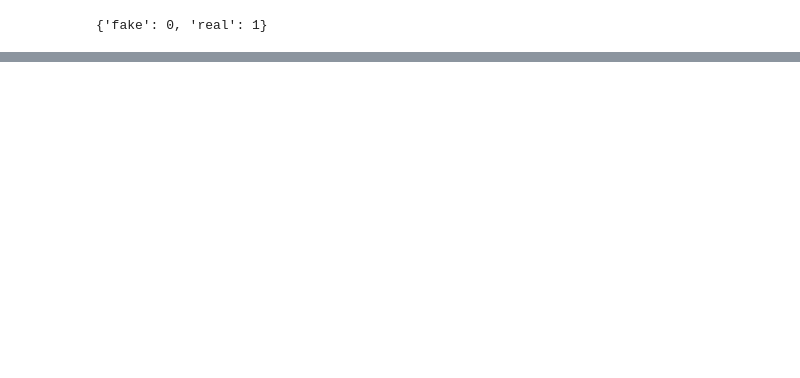
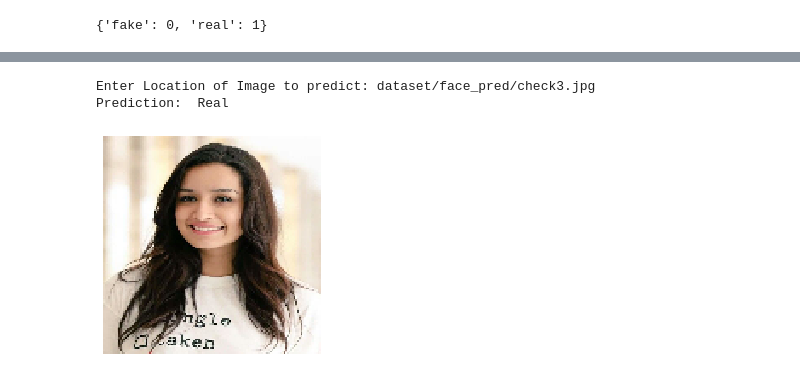
Before and after one commit to MORGUE28/FYP_Deepfake, a Jupyter notebook: model_temp/model.ipynb, the cells around one changed output, grey strips where cells are left out. Drawn from its saved outputs; the diff is of its cells as text; code cells hidden in the pictures; blank space fills up the shorter version.

```diff
--- a/model_temp/model.ipynb
+++ b/model_temp/model.ipynb
@@ -190,4 +206,8 @@ Prediction:  Fake
 # %%
-# img = input("Enter Location of Image to predict: ")
-# test_image_3 = ImagePrediction(img)
+img = input("Enter Location of Image to predict: ")
+test_image_3 = ImagePrediction(img)
+# %% [output]
+Enter Location of Image to predict: dataset/face_pred/check3.jpg
+Prediction:  Real
+[figure, added]
 # %%
```
Also changed, not shown: parts of 21 cells of this notebook, 5 other files.
